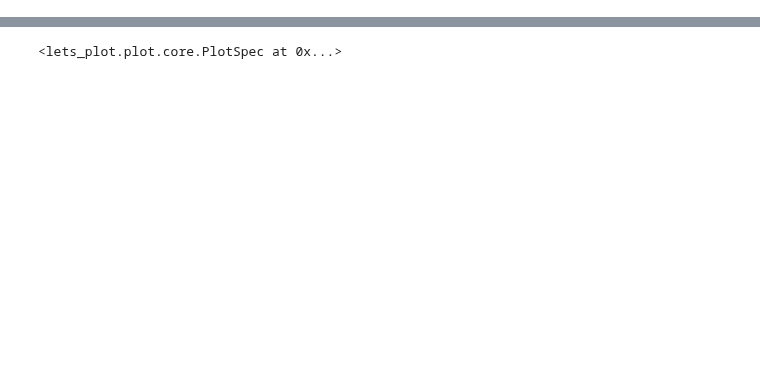
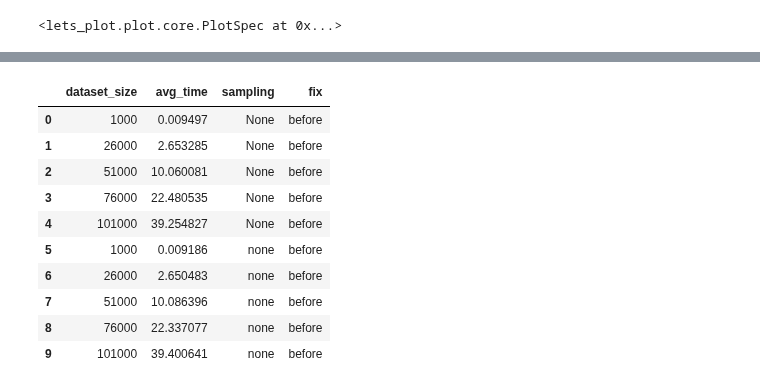
Before and after one commit to ASmirnov-HORIS/lets-plot-experiments, a Jupyter notebook: demo/ecdf/performance_test_before_fix.ipynb, the cells around one changed output, grey strips where cells are left out. Drawn from its saved outputs; the diff is of its cells as text; code cells hidden in the pictures; blank space fills up the shorter version.

```diff
--- a/demo/ecdf/performance_test_before_fix.ipynb
+++ b/demo/ecdf/performance_test_before_fix.ipynb
@@ -6,6 +7,8 @@ from lets_plot import *
 LetsPlot.setup_html()
 # %% [output]
 [interactive output not drawn]
+# %%
+fix_column_value = "before"
 # %%
 def get_big_data(n, *, seed=42):
     np.random.seed(seed)
@@ -14,19 +17,28 @@ def get_big_data(n, *, seed=42):
         "g": np.random.choice(["A", "B", "C"], size=n),
     }
 
-def get_big_data_plot(n, *, seed=42):
+def get_big_data_plot(n, *, sampling=None, seed=42):
     data = get_big_data(n, seed=seed)
     return ggplot(data) + \
-        stat_ecdf(aes(x="x", color="g"), show_legend=False) + \
+        stat_ecdf(aes(x="x", color="g"), sampling=sampling, show_legend=False) + \
         theme_void()
+# %%
+get_big_data_plot(1_000)
+# %% [output]
+<lets_plot.plot.core.PlotSpec at 0x...>
 # %%
-size_min = 5_000
-size_max = 50_000
-step = 2_500
-data = {'dataset_size': [], 'avg_time': []}
-for size in range(size_min, size_max + 1, step):
-    print(f"size={size}")
-    t = %timeit -r 10 -n 2 -o get_big_data_plot(size)._repr_html_()
-    data['dataset_size'].append(size)
-    data['avg_time'].append(t.average)
+size_min = 1_000
+size_max = 101_000
+step = 25_000
+data = {'dataset_size': [], 'avg_time': [], 'sampling': []}
+for sampling in [None, "none"]:
+    for size in range(size_min, size_max + 1, step):
+        print(f"sampling={sampling}, size={size}")
+        t = %timeit -r 5 -n 2 -o get_big_data_plot(size, sampling=sampling)._repr_html_()
+        data['dataset_size'].append(size)
+        data['avg_time'].append(t.average)
+        data['sampling'].append(sampling)
+df = pd.DataFrame(data).assign(fix=fix_column_value)
+df.to_csv('{0}_fix.csv'.format(fix_column_value), index=False)
+df
 # %% [output]
@@ -50,7 +65,11 @@ size=50000
+|  | dataset_size | avg_time | sampling | fix |
+| 0 | 1000 | 0.009497 | None | before |
+| 1 | 26000 | 2.653285 | None | before |
+| 2 | 51000 | 10.060081 | None | before |
+| 3 | 76000 | 22.480535 | None | before |
+| 4 | 101000 | 39.254827 | None | before |
+| 5 | 1000 | 0.009186 | none | before |
+| 6 | 26000 | 2.650483 | none | before |
+| 7 | 51000 | 10.086396 | none | before |
+| 8 | 76000 | 22.337077 | none | before |
+| 9 | 101000 | 39.400641 | none | before |
-# %%
-ggplot(data, aes("dataset_size", "avg_time")) + \
-    geom_line() + \
-    geom_point() + \
-    ggsize(1000, 600)
-# %% [output]
-<lets_plot.plot.core.PlotSpec at 0x...>
```
Also changed, not shown: parts of 2 cells of this notebook, 3 other files.
